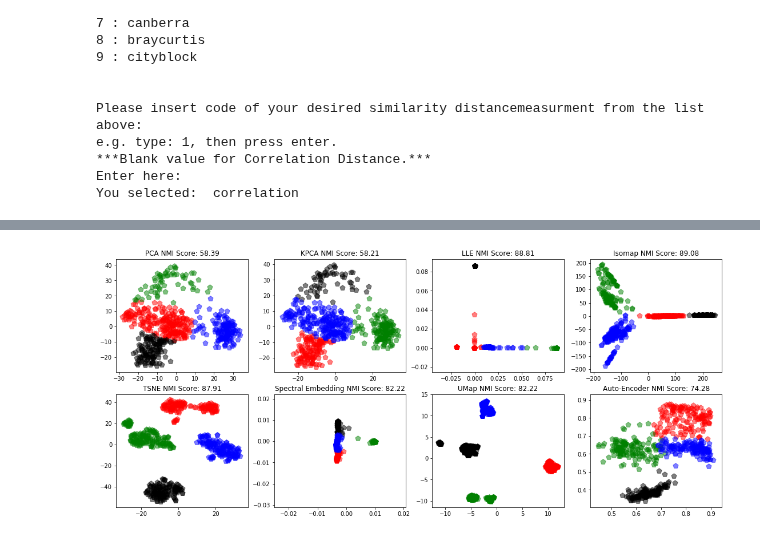
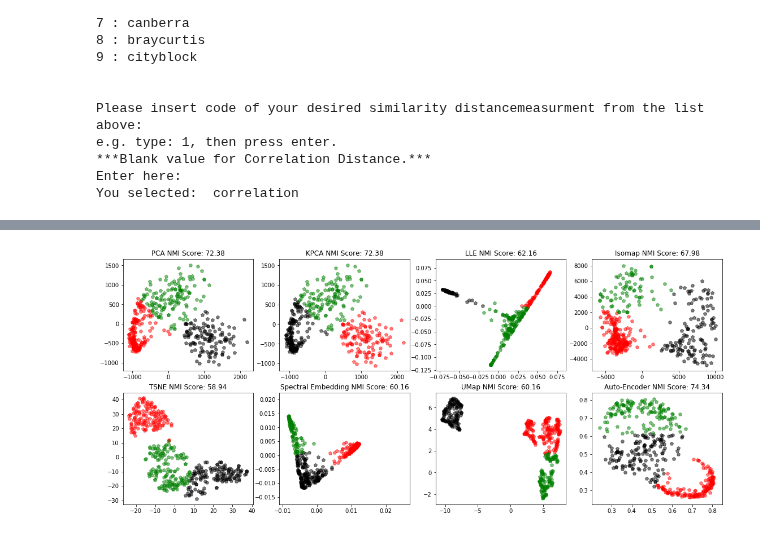
Before and after one commit to saman-nia/Deep-Learning-for-Dimensionality-Reduction, a Jupyter notebook: Image Dimensionality Reduction/Comparing_with_digits.ipynb, the cells around one changed output, grey strips where cells are left out. Drawn from its saved outputs; the diff is of its cells as text; code cells hidden in the pictures.

Commit message:
Test the Model with Digits (1, 2, 3) Dataset

```diff
--- a/Image Dimensionality Reduction/Comparing_with_digits.ipynb
+++ b/Image Dimensionality Reduction/Comparing_with_digits.ipynb
@@ -71,10 +73,21 @@ class Similarity_Dataset_Iterator():
 # %%
 def read_data(similarity, similarity_method):
-  data = datasets.load_digits(n_class=4)
-  X = data.data
-  y = data.target
-  list_target_name = list(data.target_names)
-  X_train, X_test, y_train, y_test = train_test_split(X, y, test_size=0.2, random_state=42)
+  data = pandas.read_csv(url_data)
+  data = data.sample(n=2000, replace=True)
+  data_array = numpy.array(data)
+  data_list = []
+  label_list = []
+  for i in range(3):
+    for j in range(len(data_array)):
+      if data_array[j][0] == i:
+        data_list.append(data_array[j][1:])
+        label_list.append(data_array[j][0])
+  data_list = numpy.array(data_list)
+  label_list = numpy.array(label_list)
+  X = data_list.copy()
+  y = label_list.copy()
+  list_target_name = list(numpy.unique(y))
+  X_train, X_test, y_train, y_test = train_test_split(X, y, test_size=0.3, random_state=42)
   Similarity_X = Similarity_Dataset_Iterator(X_train, y_train, similarity, similarity_method)
   return (X_train, y_train, X_test, y_test, list_target_name, Similarity_X)
 # %%
@@ -343,9 +356,9 @@ n_layers = (value_hl + 2) #------------------------ Number of Layers.
 beta1 = 0.9 #-------------------------------------- Decay rate 1.
 beta2 = 0.99 #------------------------------------- Decay rate 2
 learning_rate = 0.001 #---------------------------- Learning rate.
-n_batch = 8  #------------------------------ Number of selection data in per step.
-epochs = 300 # ------------------------------ Number of Epochs.
-n_interior = n_input // n_batch
+n_batch = 8  #------------------------------------ Number of selection data in per step.
+epochs = 40 # ------------------------------------- Number of Epochs.
+n_interior = n_input // n_batch #------------------
 # %%
 print('Number of Samples are: -------------------------->',n_input)
 print('Number of Embedded Goal-------------------------->',n_code)
@@ -457,6 +478,8 @@ sorted_color = ['r','k', 'g', 'b','m','c','pink','aqua', 'y','coral']
 markers_list = ['.'] *10
 # %%
 ae_codes = sess.run(code, feed_dict={x: data_set, mode_train: False})
+pred_KMeans_code = k_means(ae_codes, n_groups)
+nmi_KMeans_code = normalized_mutual_info_score(labels_set, pred_KMeans_code)
 # %%
 from sklearn.decomposition import PCA
 pca = PCA(n_components=2)
@@ -551,46 +574,46 @@ for num in range(n_groups):
   plt.subplot(2,4,1)
   plt.scatter([X_pca[:,0][i] for i in range(len(pred_KMeans_pca)) if pred_KMeans_pca[i] == num],
               [X_pca[:,1][i] for i in range(len(pred_KMeans_pca)) if pred_KMeans_pca[i] == num],
-              90, color = sorted_color[num], alpha=0.5, marker='p')
+              40, color = sorted_color[num], alpha=0.5, marker='p')
   plt.title(('PCA NMI Score: {:0.2f}').format(nmi_KMeans_pca*100))
   plt.subplot(2,4,2)
   plt.scatter([X_KPCA[:,0][i] for i in range(len(pred_KMeans_KPCA)) if pred_KMeans_KPCA[i] == num],
               [X_KPCA[:,1][i] for i in range(len(pred_KMeans_KPCA)) if pred_KMeans_KPCA[i] == num],
-              90, color = sorted_color[num], alpha=0.5, marker='p')
+              40, color = sorted_color[num], alpha=0.5, marker='p')
   plt.title(('KPCA NMI Score: {:0.2f}').format(nmi_KMeans_KPCA*100))
   plt.subplot(2,4,3)
   plt.scatter([X_LLE[:,0][i] for i in range(len(pred_KMeans_LLE)) if pred_KMeans_LLE[i] == num],
               [X_LLE[:,1][i] for i in range(len(pred_KMeans_LLE)) if pred_KMeans_LLE[i] == num],
-              90, color = sorted_color[num], alpha=0.5, marker='p')
+              40, color = sorted_color[num], alpha=0.5, marker='p')
   plt.title(('LLE NMI Score: {:0.2f}').format(nmi_KMeans_LLE*100))
   plt.subplot(2,4,4)
   plt.scatter([X_isomap[:,0][i] for i in range(len(pred_KMeans_isomap)) if pred_KMeans_isomap[i] == num],
               [X_isomap[:,1][i] for i in range(len(pred_KMeans_isomap)) if pred_KMeans_isomap[i] == num],
-              90, color = sorted_color[num], alpha=0.5, marker='p')
+              40, color = sorted_color[num], alpha=0.5, marker='p')
   plt.title(('Isomap NMI Score: {:0.2f}').format(nmi_KMeans_isomap*100))
   plt.subplot(2,4,5)
   plt.scatter([X_tsne[:,0][i] for i in range(len(pred_KMeans_tsne)) if pred_KMeans_tsne[i] == num],
               [X_tsne[:,1][i] for i in range(len(pred_KMeans_tsne)) if pred_KMeans_tsne[i] == num],
-              90, color = sorted_color[num], alpha=0.5, marker='p')
+              40, color = sorted_color[num], alpha=0.5, marker='p')
   plt.title(('TSNE NMI Score: {:0.2f}').format(nmi_KMeans_tsne*100))
   plt.subplot(2,4,6)
   plt.scatter([X_spec_embed[:,0][i] for i in range(len(pred_KMeans_spec_embed)) if pred_KMeans_spec_embed[i] == num],
               [X_spec_embed[:,1][i] for i in range(len(pred_KMeans_spec_embed)) if pred_KMeans_spec_embed[i] == num],
-              90, color = sorted_color[num], alpha=0.5, marker='p')
+              40, color = sorted_color[num], alpha=0.5, marker='p')
   plt.title(('Spectral Embedding NMI Score: {:0.2f}').format(nmi_KMeans_spec_embed*100))
   plt.subplot(2,4,7)
   plt.scatter([X_umap[:,0][i] for i in range(len(pred_KMeans_umap)) if pred_KMeans_umap[i] == num],
               [X_umap[:,1][i] for i in range(len(pred_KMeans_umap)) if pred_KMeans_umap[i] == num],
-              90, color = sorted_color[num], alpha=0.5, marker='p')
+              40, color = sorted_color[num], alpha=0.5, marker='p')
   plt.title(('UMap NMI Score: {:0.2f}').format(nmi_KMeans_spec_embed*100))
   plt.subplot(2,4,8)
   plt.scatter([ae_codes[:,0][i] for i in range(len(pred_KMeans_code)) if pred_KMeans_code[i] == num],
               [ae_codes[:,1][i] for i in range(len(pred_KMeans_code)) if pred_KMeans_code[i] == num],
-              90, color = sorted_color[num], alpha=0.5, marker='p')
+              40, color = sorted_color[num], alpha=0.5, marker='p')
   plt.title(('Auto-Encoder NMI Score: {:0.2f}').format(nmi_KMeans_code*100))
 plt.show()
 # %% [output]
-[figure, old version]
+[figure, new version]
 # %%
 from sklearn import svm
 from sklearn import metrics
```
Also changed, not shown: parts of 14 cells of this notebook.
